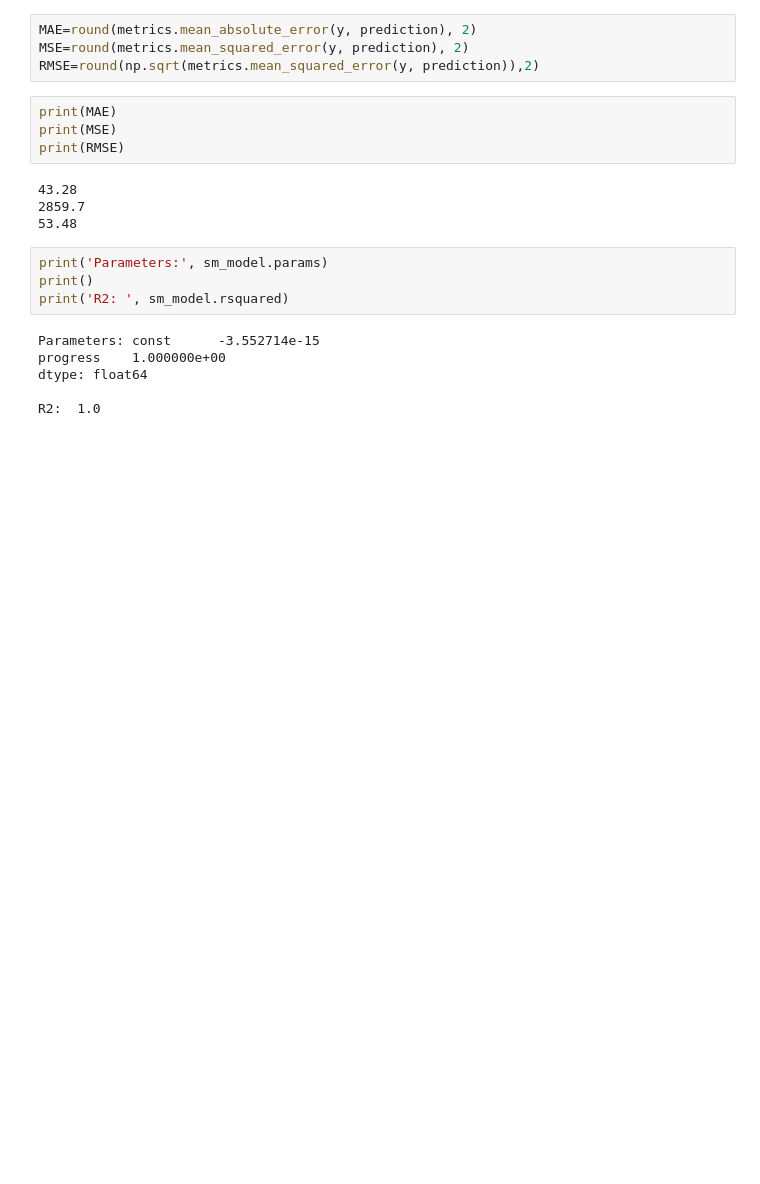
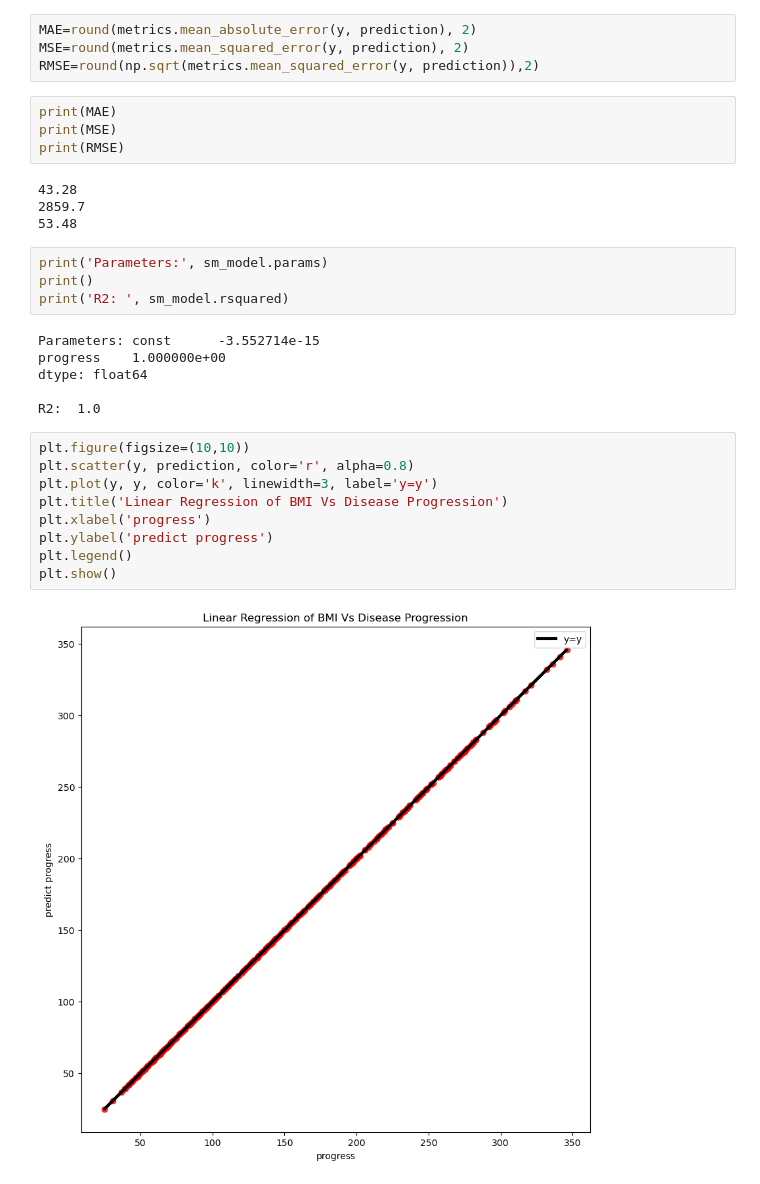
Before and after one commit to urvipalvankar12/CSCN8010-24S-lab-submissions, a Jupyter notebook: Practical Labs/LAB3.ipynb, the cells around one changed output. Drawn from its saved outputs; the diff is of its cells as text; blank space fills up the shorter version.

```diff
--- a/Practical Labs/LAB3.ipynb
+++ b/Practical Labs/LAB3.ipynb
@@ -246,3 +246,14 @@ progress    1.000000e+00
 dtype: float64
 
 R2:  1.0
+# %%
+plt.figure(figsize=(10,10))
+plt.scatter(y, prediction, color='r', alpha=0.8)
+plt.plot(y, y, color='k', linewidth=3, label='y=y')
+plt.title('Linear Regression of BMI Vs Disease Progression')
+plt.xlabel('progress')
+plt.ylabel('predict progress')
+plt.legend()
+plt.show()
+# %% [output]
+[figure, added]
```
